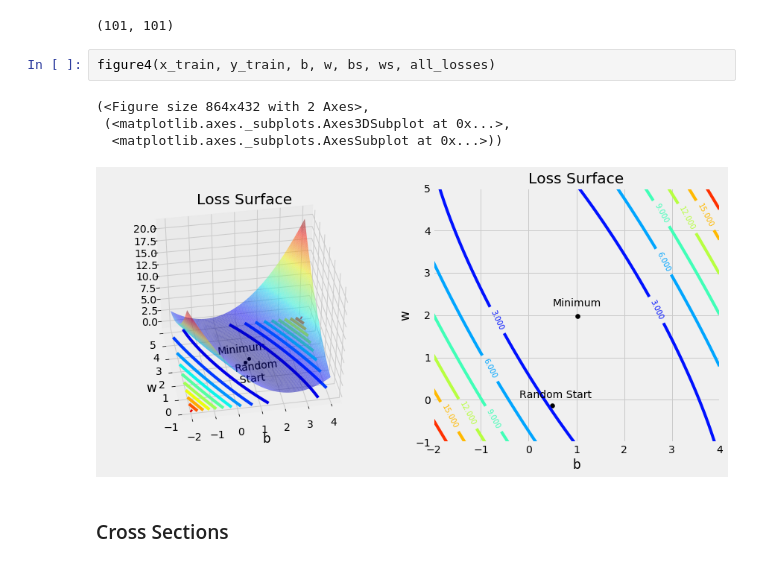
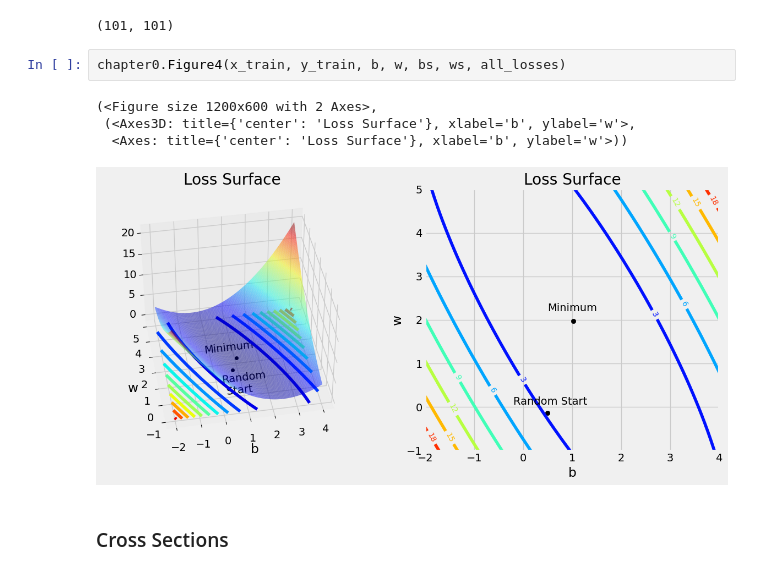
Before and after one commit to dvgodoy/PyTorchStepByStep, a Jupyter notebook: Chapter00.ipynb, the cells around one changed output. Cells and saved outputs as stored; diff of their text form.

Commit message:
Added launch.json and converted Chapter00.ipynb to Chapter00.py

```diff
--- a/Chapter00.ipynb
+++ b/Chapter00.ipynb
@@ -178,12 +176,12 @@ all_losses.shape
 # %% [output]
 (101, 101)
 # %%
-figure4(x_train, y_train, b, w, bs, ws, all_losses)
+chapter0.Figure4(x_train, y_train, b, w, bs, ws, all_losses)
 # %% [output]
-(<Figure size 864x432 with 2 Axes>,
- (<matplotlib.axes._subplots.Axes3DSubplot at 0x...>,
-  <matplotlib.axes._subplots.AxesSubplot at 0x...>))
+(<Figure size 1200x600 with 2 Axes>,
+ (<Axes3D: title={'center': 'Loss Surface'}, xlabel='b', ylabel='w'>,
+  <Axes: title={'center': 'Loss Surface'}, xlabel='b', ylabel='w'>))
-[figure, old version]
+[figure, new version]
 # %% [markdown]
 ### Cross Sections
 # %%
```
Also changed, not shown: parts of 11 cells of this notebook, 1 other file.
